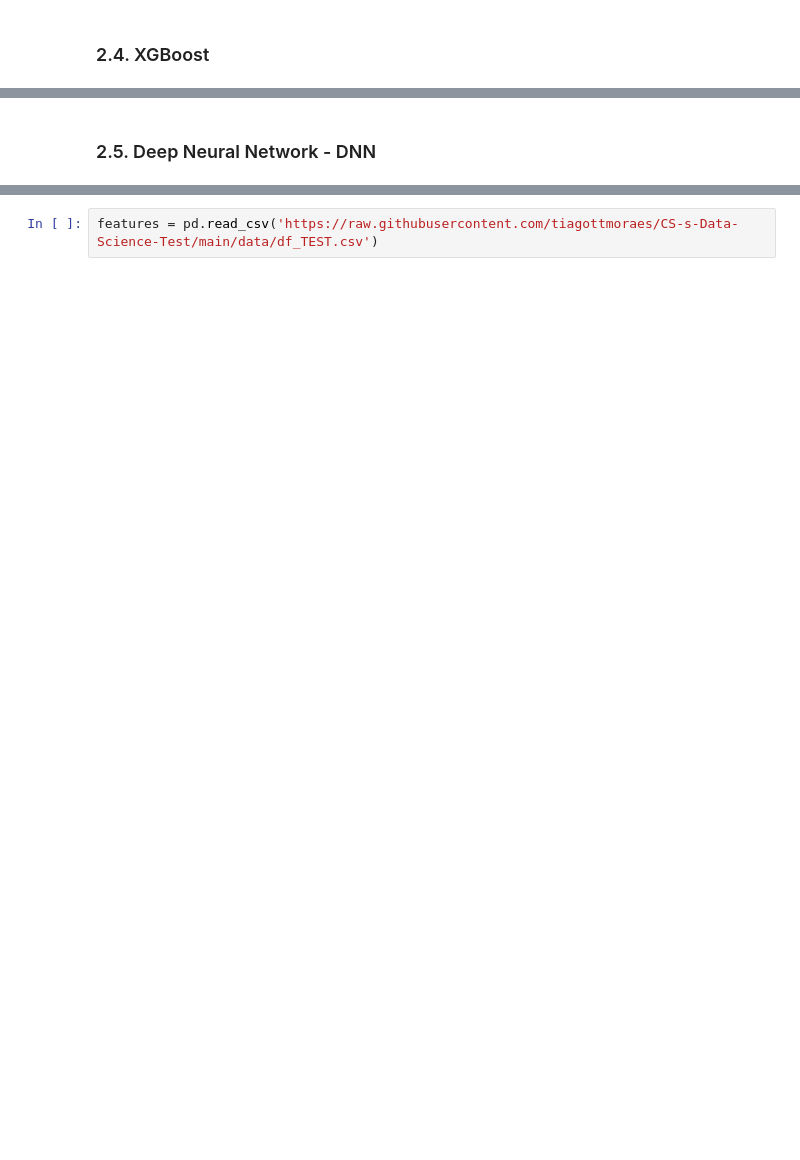
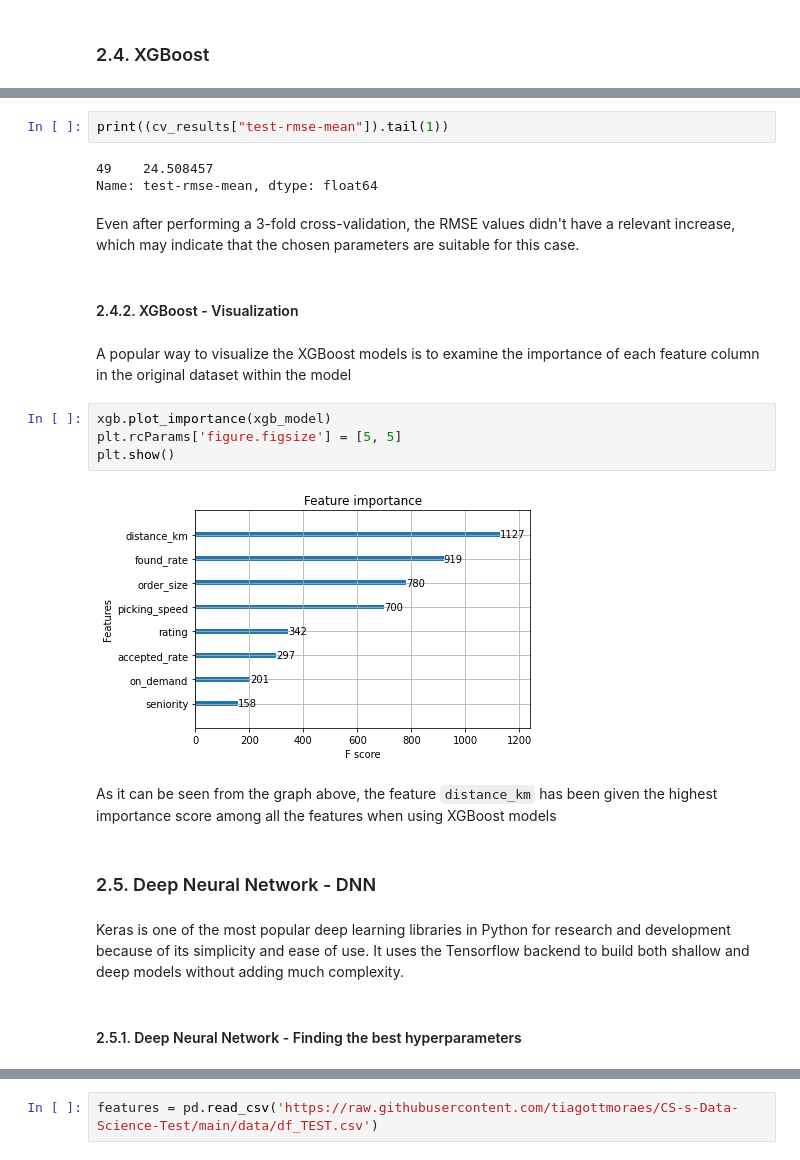
Before and after one commit to tiagottmoraes/CS-s-Data-Science-Example, a Jupyter notebook: 3. ML Model - Data Science Test.ipynb, the cells around one changed output, grey strips where cells are left out. Saved outputs shown, nothing was run; the diff lists cells and outputs as text; blank space fills up the shorter version.

```diff
--- a/3. ML Model - Data Science Test.ipynb
+++ b/3. ML Model - Data Science Test.ipynb
@@ -322,5 +365,28 @@ plt.show()
+# %%
+print((cv_results["test-rmse-mean"]).tail(1))
+# %% [output]
+49    24.508457
+Name: test-rmse-mean, dtype: float64
+# %% [markdown]
+Even after performing a 3-fold cross-validation, the RMSE values didn't have a relevant increase, which may indicate that the chosen parameters are suitable for this case.
+# %% [markdown]
+#### 2.4.2. XGBoost - Visualization
+# %% [markdown]
+A popular way to visualize the XGBoost models is to examine the importance of each feature column in the original dataset within the model
+# %%
+xgb.plot_importance(xgb_model)
+plt.rcParams['figure.figsize'] = [5, 5]
+plt.show()
+# %% [output]
+[figure, added]
+# %% [markdown]
+As it can be seen from the graph above, the feature `distance_km` has been given the highest importance score among all the features when using XGBoost models
 # %% [markdown]
 ### 2.5. Deep Neural Network - DNN
+# %% [markdown]
+Keras is one of the most popular deep learning libraries in Python for research and development because of its simplicity and ease of use. It uses the Tensorflow backend to build both shallow and deep models without adding much complexity.
+# %% [markdown]
+#### 2.5.1. Deep Neural Network - Finding the best hyperparameters
 # %%
 model=tf.keras.models.Sequential()
 
```
Also changed, not shown: parts of 58 cells of this notebook.
